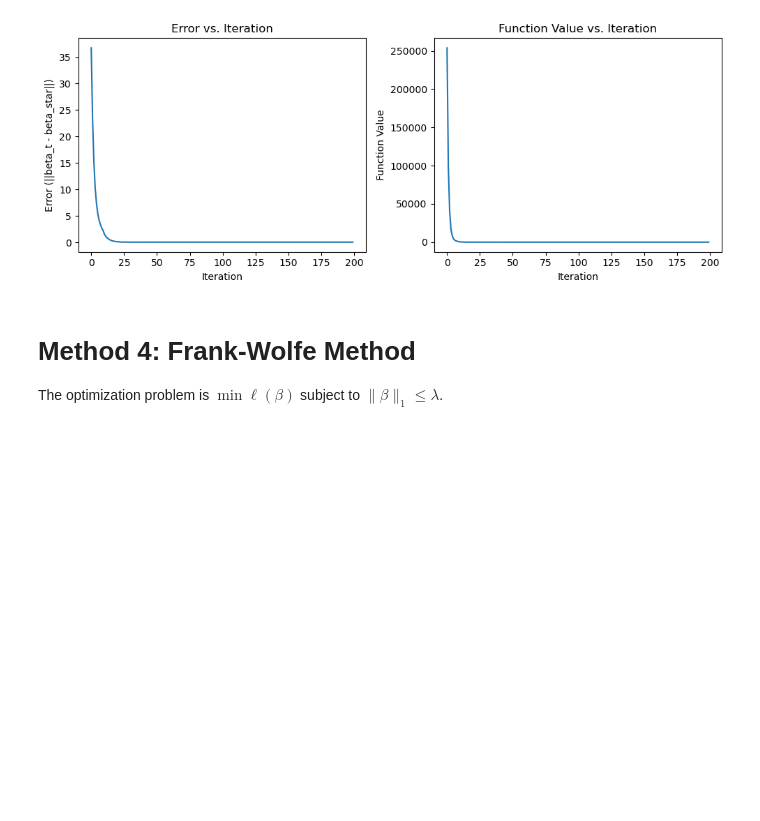
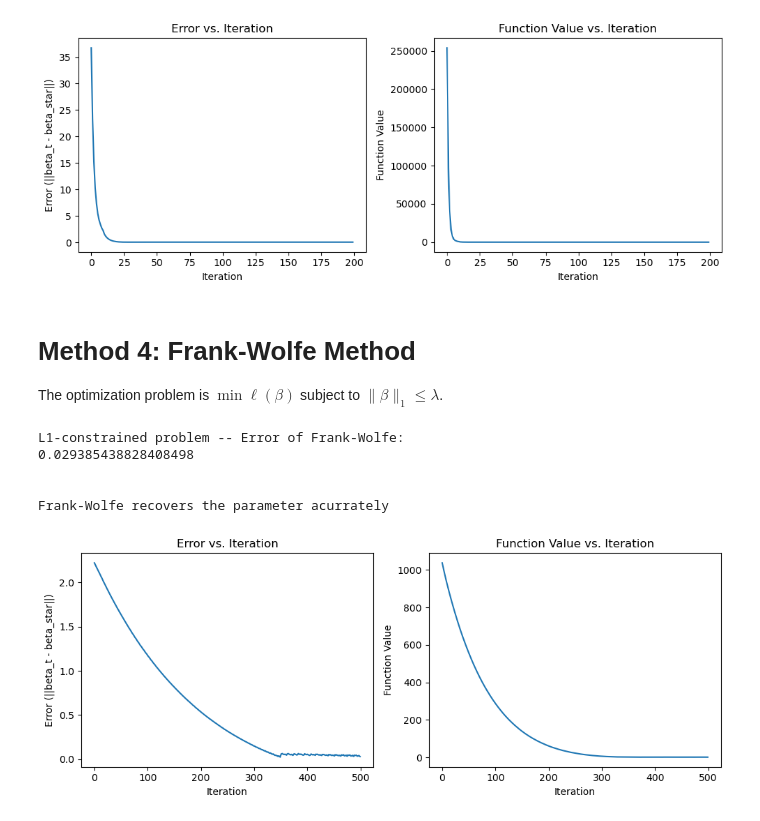
Before and after one commit to kiwi1236/sds631_hw5, a Jupyter notebook: Pset_5.ipynb, the cells around one changed output. Drawn from its saved outputs; the diff is of its cells as text; code cells hidden in the pictures; blank space fills up the shorter version.

Commit message:
completed frank-wolfe

```diff
--- a/Pset_5.ipynb
+++ b/Pset_5.ipynb
@@ -247,7 +246,12 @@ The optimization problem is $\min \ell(\beta)$ subject to $\| \beta \|_1 \leq \l
 # %%
 def update_direction(grad, lambda_):
     # Your code here
-    pass
+    direc = cp.Variable(len(grad))
+    objective = cp.Minimize(direc @ grad)
+    constraints = [cp.norm(direc, 1) <= lambda_]
+    problem = cp.Problem(objective, constraints)
+    problem.solve()
+    return direc.value
 
 
 def frank_wolfe(beta_0, X, y, alpha, lambda_, N_iter):
@@ -267,31 +271,38 @@ def frank_wolfe(beta_0, X, y, alpha, lambda_, N_iter):
 
         # print(beta)
         # Calculate the objective value and append to the list
         objective_value = np.linalg.norm(y - X.dot(beta))**2
         objective_values.append(objective_value)
 
         # Append the current iterate (beta) to the list
         iterates.append(beta)
 
     return beta, iterates, objective_values
 
 
 ## Now let's test Frank-Wolfe
 
 # initialization
-beta_init = 10 * np.zeros(n)
+beta_init = np.zeros(n)
 t = 6
 stepsize = 0.005
 N_iter = 500
 
 beta_fw, beta_fw_seq, fun_fw_seq = frank_wolfe(beta_init, X, y, stepsize, t, N_iter)
 
 print(f"L1-constrained problem -- Error of Frank-Wolfe: \n{l2_error(beta_fw, beta_star)}\n")
 
 if l2_error(beta_fw, beta_star) < 0.05:
   print("\nFrank-Wolfe recovers the parameter acurrately \n")
 else:
   print("\nThe error seems a bit large, perhaps you need to check the code or tune the hyperparameters")
 
 # generate plots
 plot_results(beta_fw_seq, fun_fw_seq, beta_star)
+# %% [output]
+L1-constrained problem -- Error of Frank-Wolfe:
+0.029385438828408498
+
+
+Frank-Wolfe recovers the parameter acurrately
+[figure, added]
```
Also changed, not shown: parts of 3 cells of this notebook, 2 other files.
